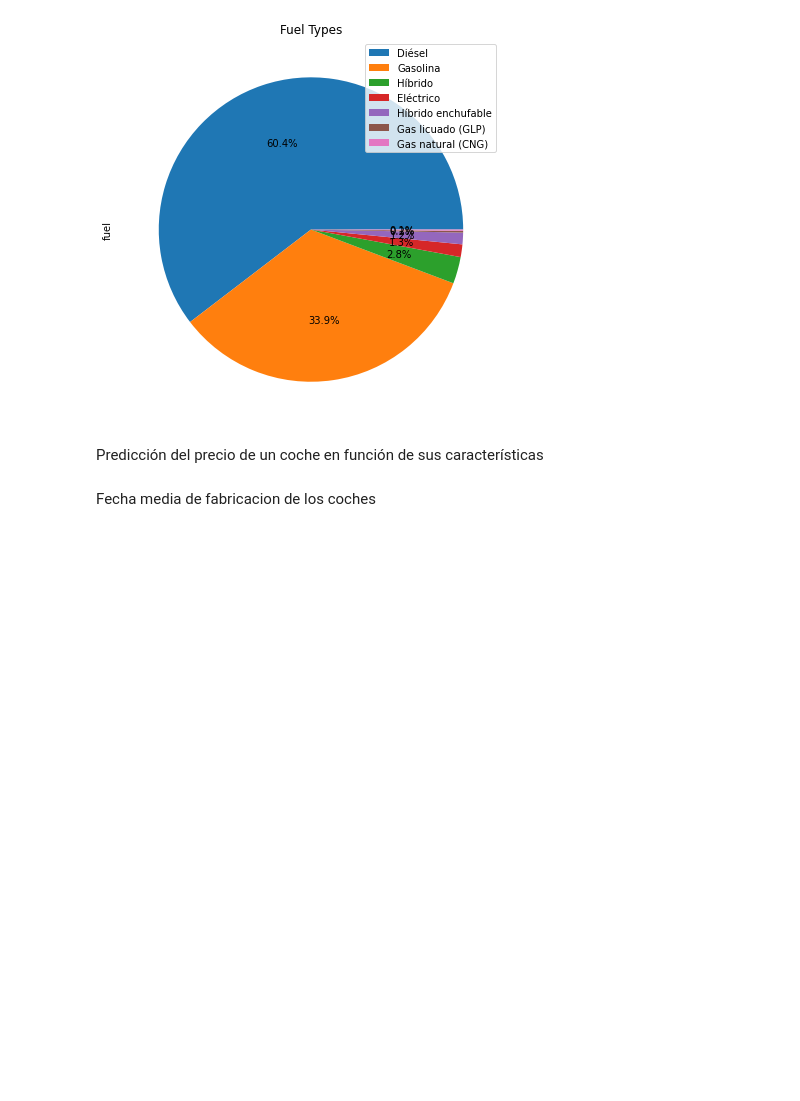
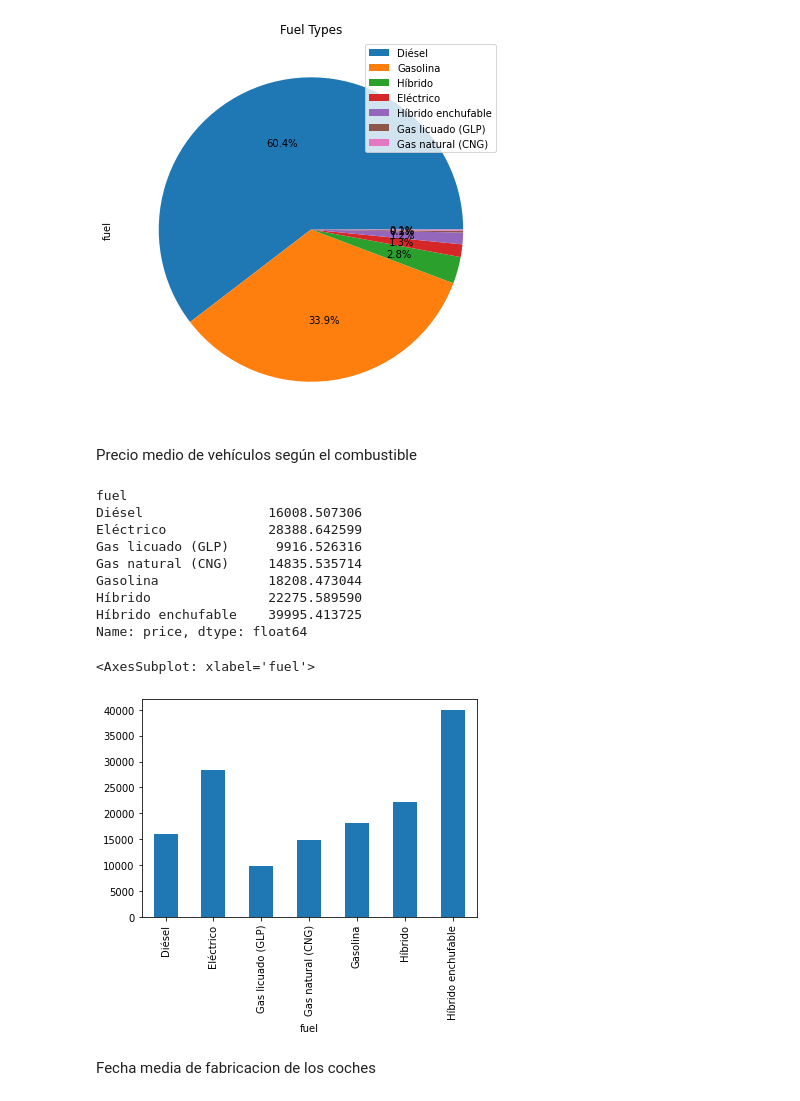
Before and after one commit to Triceratroll/car-price-prediction, a Jupyter notebook: exploratory_data_analisys.ipynb, the cells around one changed output. Saved outputs shown, nothing was run; the diff lists cells and outputs as text; code cells hidden in the pictures; blank space fills up the shorter version.

Commit message:
add: price analysis

```diff
--- a/exploratory_data_analisys.ipynb
+++ b/exploratory_data_analisys.ipynb
@@ -96,8 +194,26 @@ cars['fuel'].value_counts().plot.pie(legend=True, autopct="%.1f%%", title="Fuel
 plt.show()
 # %% [output]
 [figure]
-# %% [markdown]
-Predicción del precio de un coche en función de sus características
+# %% [markdown]
+Precio medio de vehículos según el combustible
+# %%
+avg_price_by_fuel = cars.groupby('fuel')['price'].mean()
+
+print(avg_price_by_fuel)
+
+avg_price_by_fuel.plot(kind="bar")
+# %% [output]
+fuel
+Diésel                16008.507306
+Eléctrico             28388.642599
+Gas licuado (GLP)      9916.526316
+Gas natural (CNG)     14835.535714
+Gasolina              18208.473044
+Híbrido               22275.589590
+Híbrido enchufable    39995.413725
+Name: price, dtype: float64
+<AxesSubplot: xlabel='fuel'>
+[figure, added]
 # %% [markdown]
 Fecha media de fabricacion de los coches
 # %%
```
Also changed, not shown: parts of 17 cells of this notebook.
